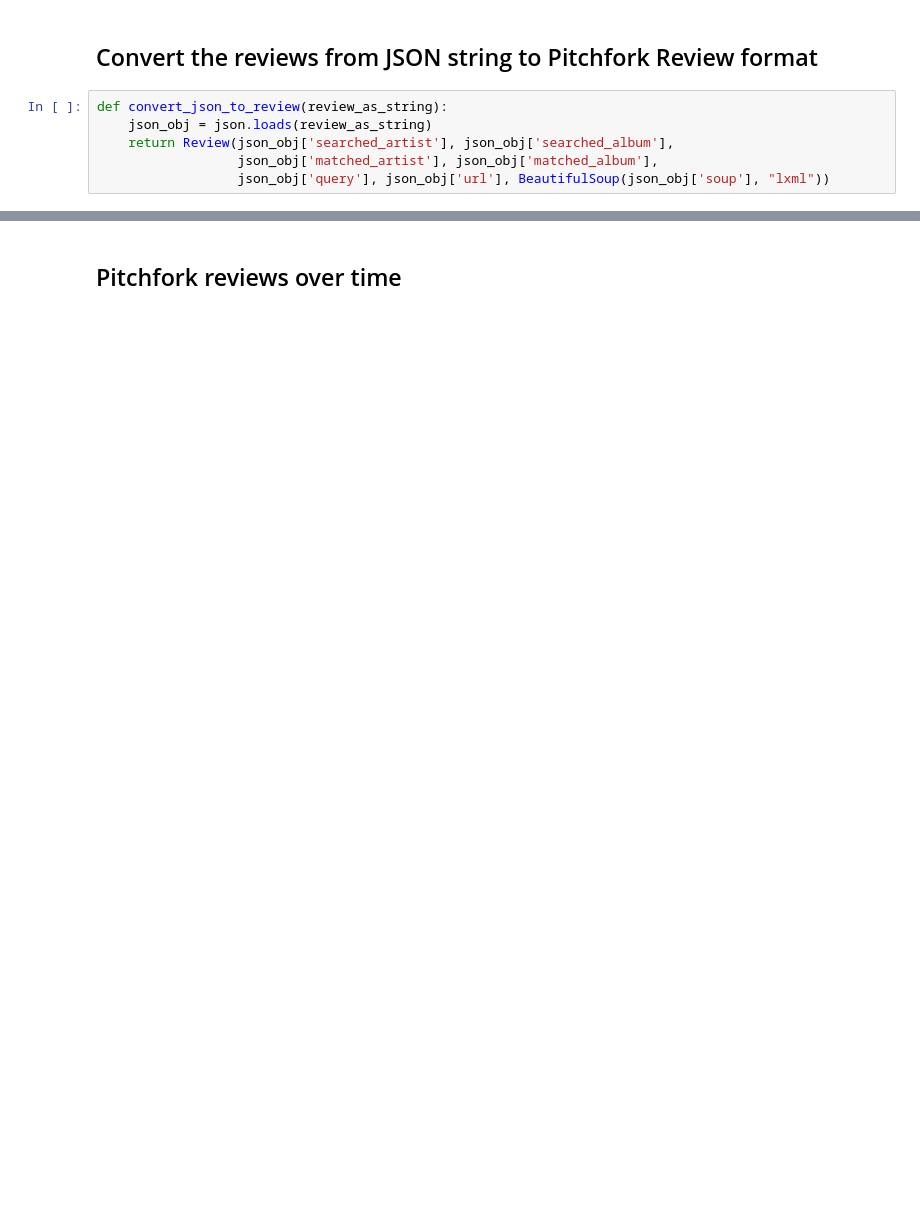
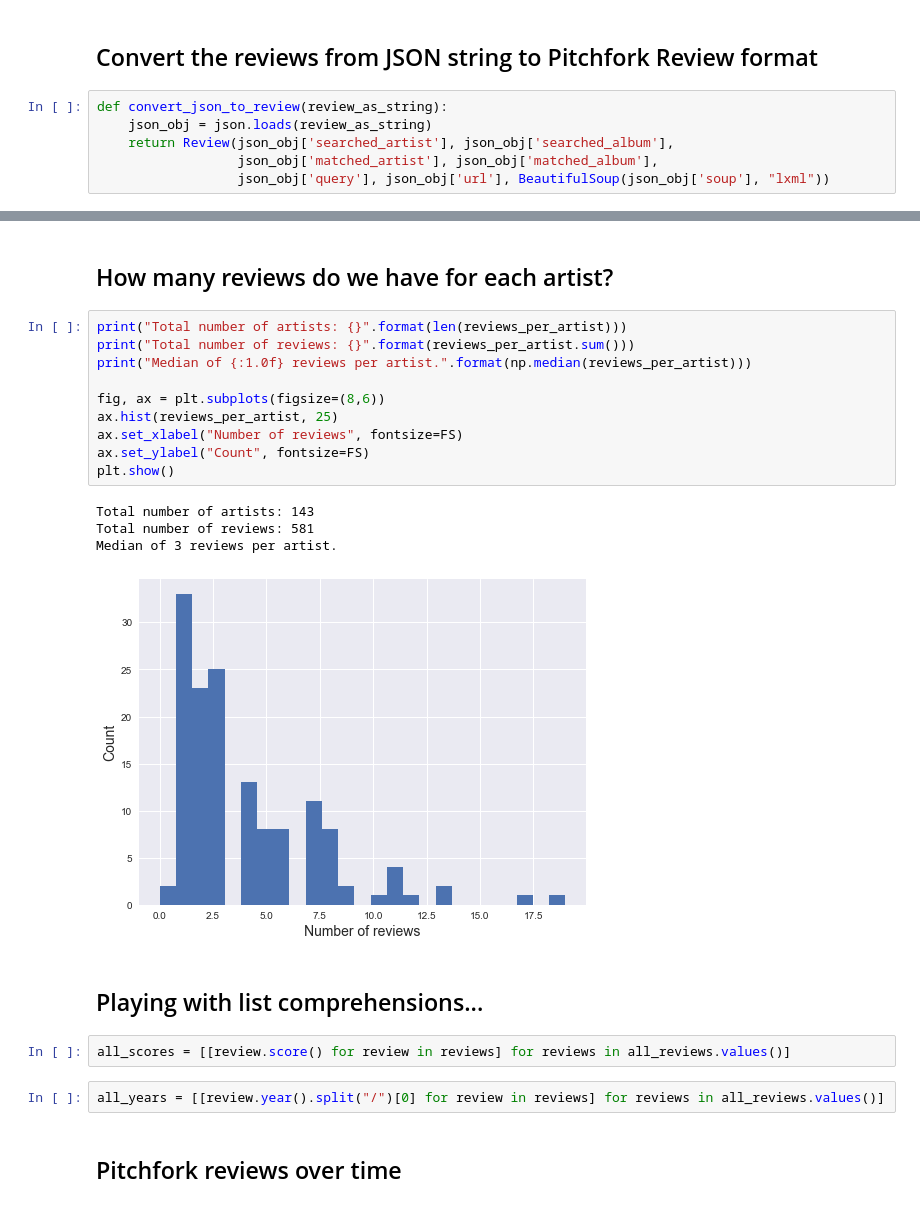
Before and after one commit to johnwmillr/pitchfork_reviews_and_lyrics, a Jupyter notebook: analysis.ipynb, the cells around one changed output, grey strips where cells are left out. Cells and saved outputs as stored; diff of their text form; blank space fills up the shorter version.

```diff
--- a/analysis.ipynb
+++ b/analysis.ipynb
@@ -141,4 +160,27 @@ for artist in artists:
 scores_by_gender = [male_scores, female_scores]
+# %% [markdown]
+## How many reviews do we have for each artist?
+# %%
+print("Total number of artists: {}".format(len(reviews_per_artist)))
+print("Total number of reviews: {}".format(reviews_per_artist.sum()))
+print("Median of {:1.0f} reviews per artist.".format(np.median(reviews_per_artist)))
+
+fig, ax = plt.subplots(figsize=(8,6))
+ax.hist(reviews_per_artist, 25)
+ax.set_xlabel("Number of reviews", fontsize=FS)
+ax.set_ylabel("Count", fontsize=FS)
+plt.show()
+# %% [output]
+Total number of artists: 143
+Total number of reviews: 581
+Median of 3 reviews per artist.
+[figure, added]
+# %% [markdown]
+## Playing with list comprehensions...
+# %%
+all_scores = [[review.score() for review in reviews] for reviews in all_reviews.values()]
+# %%
+all_years = [[review.year().split("/")[0] for review in reviews] for reviews in all_reviews.values()]
 # %% [markdown]
 ## Pitchfork reviews over time
 # %%
```
Also changed, not shown: parts of 18 cells of this notebook, 2 other files.
